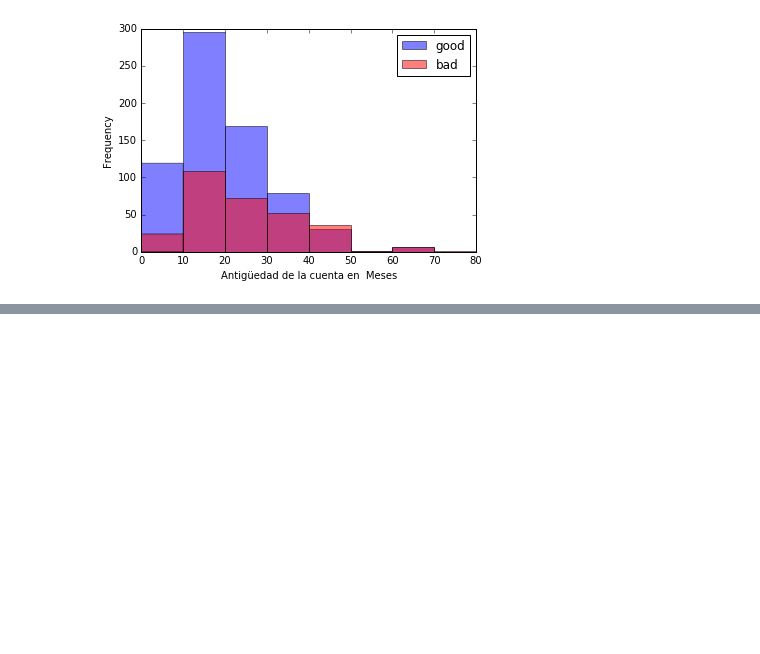
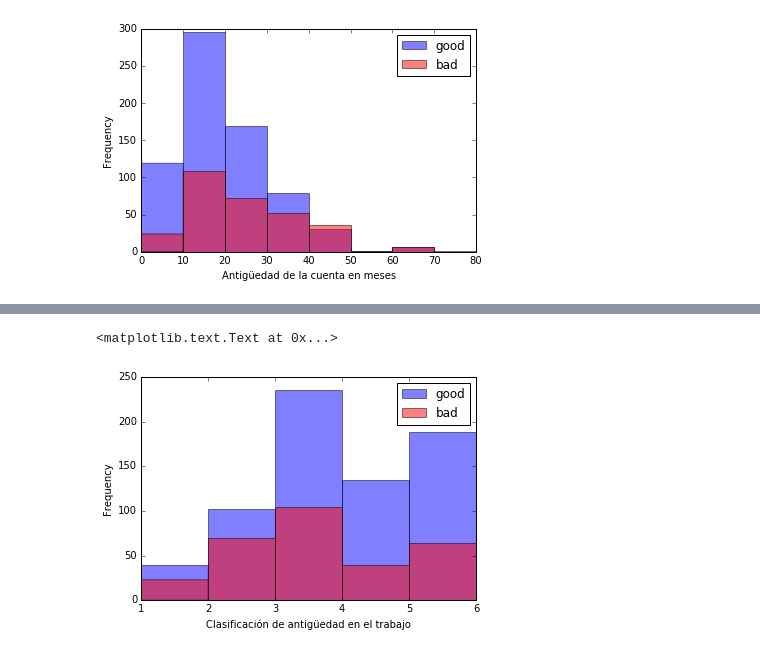
Before and after one commit to hackerschoolmty/Programa-Data-Science, a Jupyter notebook: 5.- Aprendizaje automático/5.- Sesión 1 Aprendizaje automático.ipynb, the cells around one changed output, grey strips where cells are left out. Cells and saved outputs as stored; diff of their text form; code cells hidden in the pictures; blank space fills up the shorter version.

```diff
--- a/5.- Aprendizaje automático/5.- Sesión 1 Aprendizaje automático.ipynb
+++ b/5.- Aprendizaje automático/5.- Sesión 1 Aprendizaje automático.ipynb
@@ -99,0 +123,10 @@ plt.xlabel('Antigüedad de la cuenta en meses')
+# %%
+plt.figure();
+tca_range = range(1,7,1)
+df_good['p_employment_time_numeric'].plot.hist(bins=tca_range,color='b',alpha=0.5,label='good')
+df_bad['p_employment_time_numeric'].plot.hist(bins=tca_range,color='r',alpha=0.5,label='bad')
+plt.legend(loc='upper right')
+plt.xlabel('Clasificación de antigüedad en el trabajo')
+# %% [output]
+<matplotlib.text.Text at 0x...>
+[figure, added]
```
Also changed, not shown: parts of 3 cells of this notebook.
